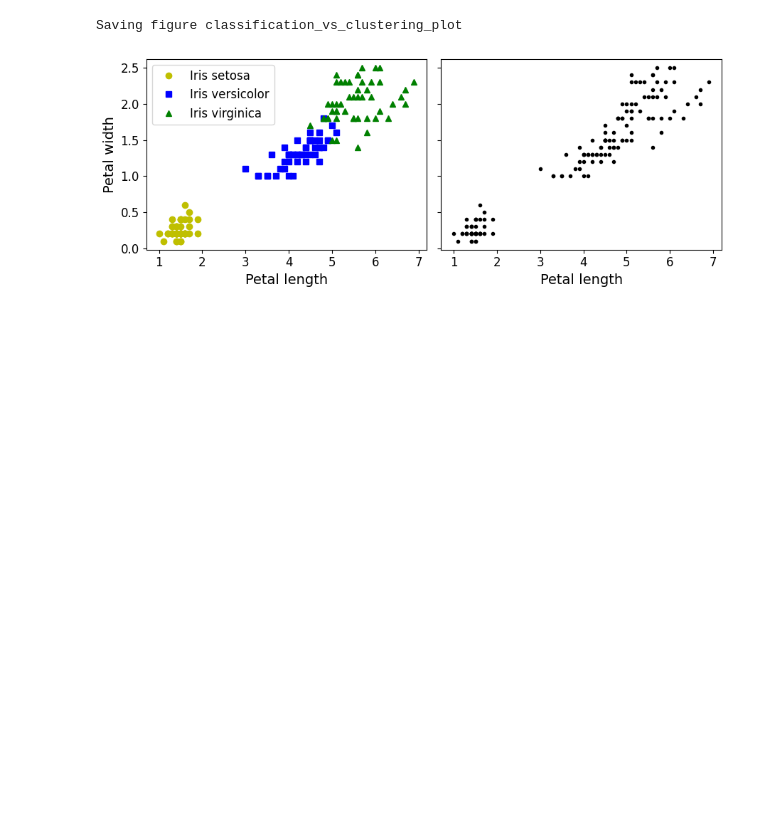
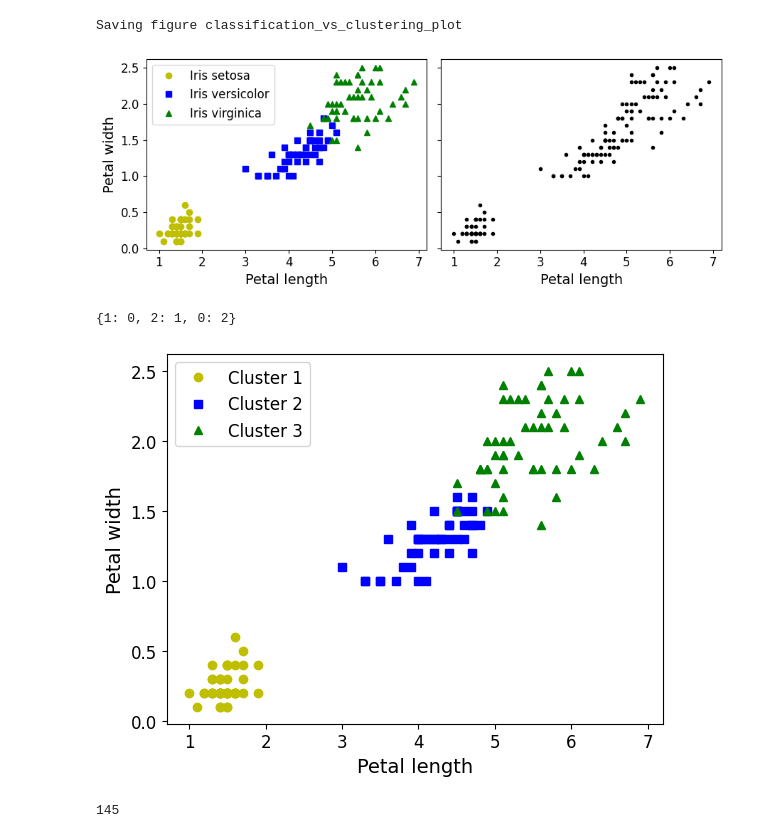
Before and after one commit to waltereidi/ml_clustering, a Jupyter notebook: clustering_ml.ipynb, the cells around one changed output. Saved outputs shown, nothing was run; the diff lists cells and outputs as text; code cells hidden in the pictures; blank space fills up the shorter version.

```diff
--- a/clustering_ml.ipynb
+++ b/clustering_ml.ipynb
@@ -66,0 +71,30 @@ Saving figure classification_vs_clustering_plot
+# %%
+
+y_pred = GaussianMixture(n_components=3, random_state=42).fit(X).predict(X)
+# %%
+from scipy import stats
+
+mapping = {}
+for class_id in np.unique(y):
+    mode, _ = stats.mode(y_pred[y==class_id])
+    mapping[mode] = class_id
+
+mapping
+# %% [output]
+{1: 0, 2: 1, 0: 2}
+# %%
+y_pred = np.array([mapping[cluster_id] for cluster_id in y_pred])
+# %%
+plt.plot(X[y_pred==0, 2], X[y_pred==0, 3], "yo", label="Cluster 1")
+plt.plot(X[y_pred==1, 2], X[y_pred==1, 3], "bs", label="Cluster 2")
+plt.plot(X[y_pred==2, 2], X[y_pred==2, 3], "g^", label="Cluster 3")
+plt.xlabel("Petal length", fontsize=14)
+plt.ylabel("Petal width", fontsize=14)
+plt.legend(loc="upper left", fontsize=12)
+plt.show()
+# %% [output]
+[figure, added]
+# %%
+np.sum(y_pred==y)
+# %% [output]
+145
```
Also changed, not shown: parts of 2 cells of this notebook, 1 other file.
